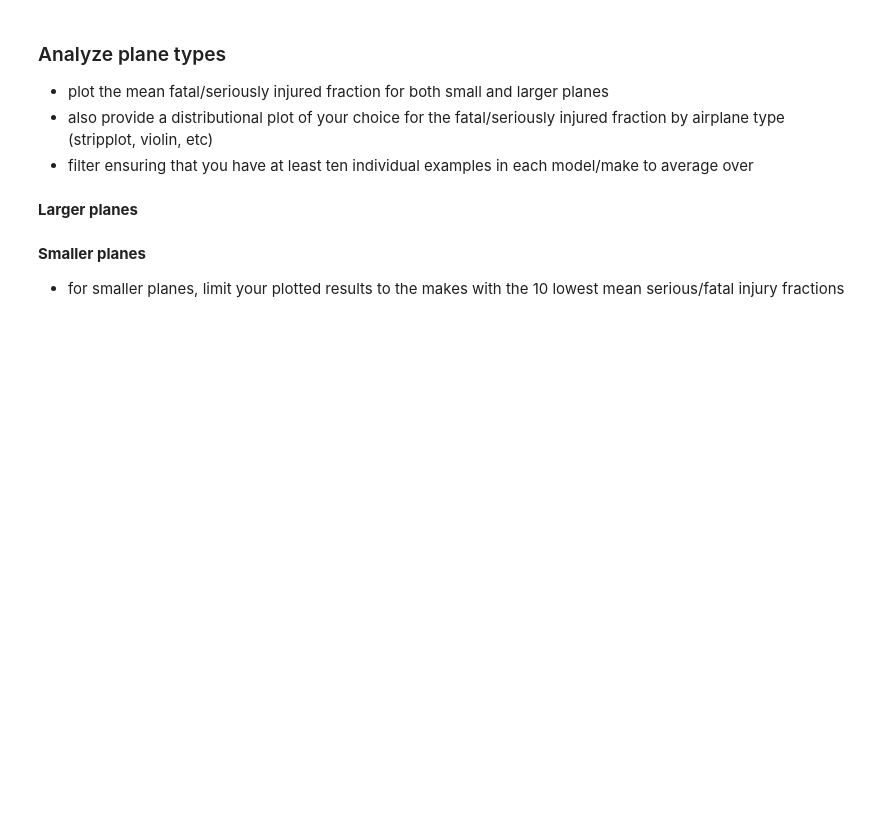
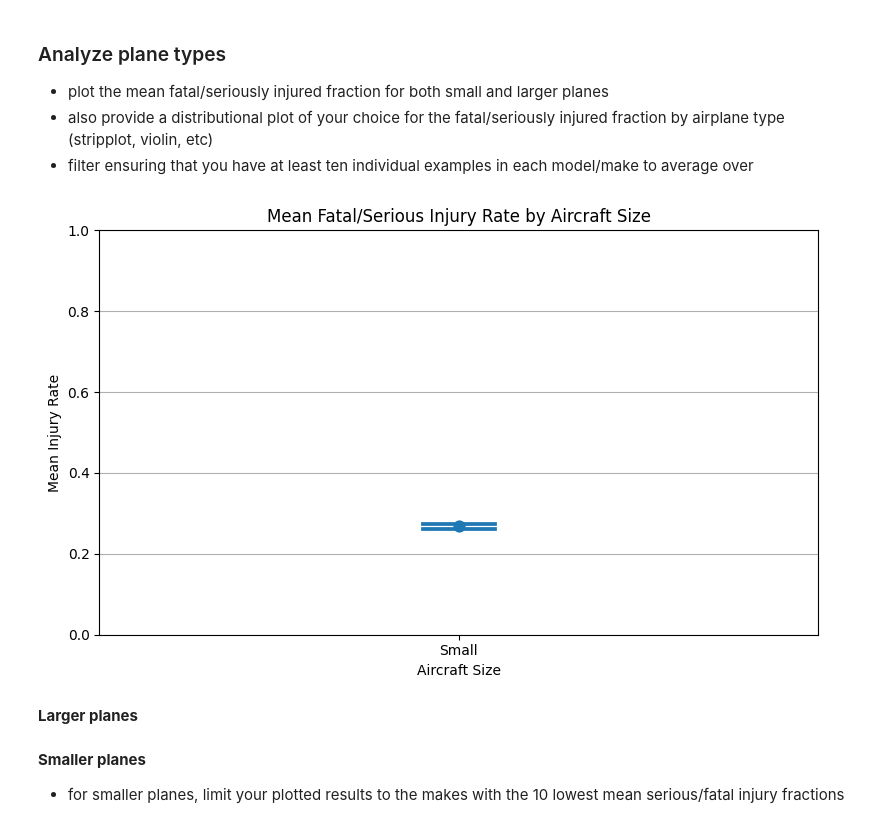
Before and after one commit to Lexie-D/dsc-course0-m8-lab, a Jupyter notebook: Aviation_Accidents_Data_Analysis.ipynb, the cells around one changed output. Saved outputs shown, nothing was run; the diff lists cells and outputs as text; code cells hidden in the pictures; blank space fills up the shorter version.

```diff
--- a/Aviation_Accidents_Data_Analysis.ipynb
+++ b/Aviation_Accidents_Data_Analysis.ipynb
@@ -175,6 +278,28 @@ Sort your results and keep the lowest 15.
 - plot the mean fatal/seriously injured fraction for both small and larger planes
 - also provide a distributional plot of your choice for the fatal/seriously injured fraction by airplane type (stripplot, violin, etc)
 - filter ensuring that you have at least ten individual examples in each model/make to average over
+# %%
+combined_planes=pd.concat([s_planes, l_planes], ignore_index=True)
+
+valid_makes =combined_planes['Make'].value_counts()
+valid_makes=valid_makes[valid_makes >= 10].index
+filtered_combined = combined_planes[combined_planes['Make'].isin(valid_makes)]
+
+mean_injury_by_size=(filtered_combined.groupby("Aircraft.Size")["Fatal.Serious.Injury.Rate"].mean().reset_index())
+# %%
+#plot mean injusry rate
+plt.figure(figsize=(8, 5))
+sns.pointplot(data=filtered_combined, x="Aircraft.Size", y="Fatal.Serious.Injury.Rate", capsize=0.1)
+#sns.barplot(data=mean_injury_by_size, x="Aircraft.Size", y="Fatal.Serious.Injury.Rate")
+plt.title("Mean Fatal/Serious Injury Rate by Aircraft Size")
+plt.xlabel("Aircraft Size")
+plt.ylabel("Mean Injury Rate")
+plt.ylim(0, 1)  # Keep scale consistent as it's a proportion
+plt.grid(True, axis='y')
+plt.tight_layout()
+plt.show()
+# %% [output]
+[figure, added]
 # %% [markdown]
 **Larger planes**
 # %% [markdown]
```
Also changed, not shown: parts of 13 cells of this notebook.
